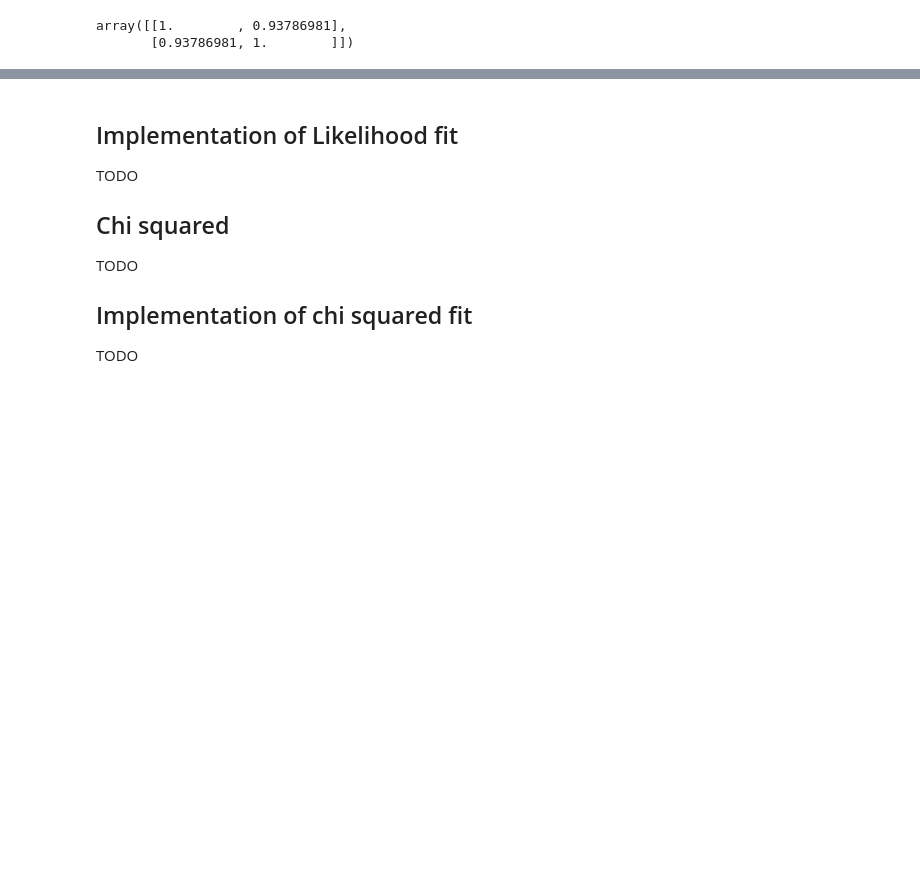
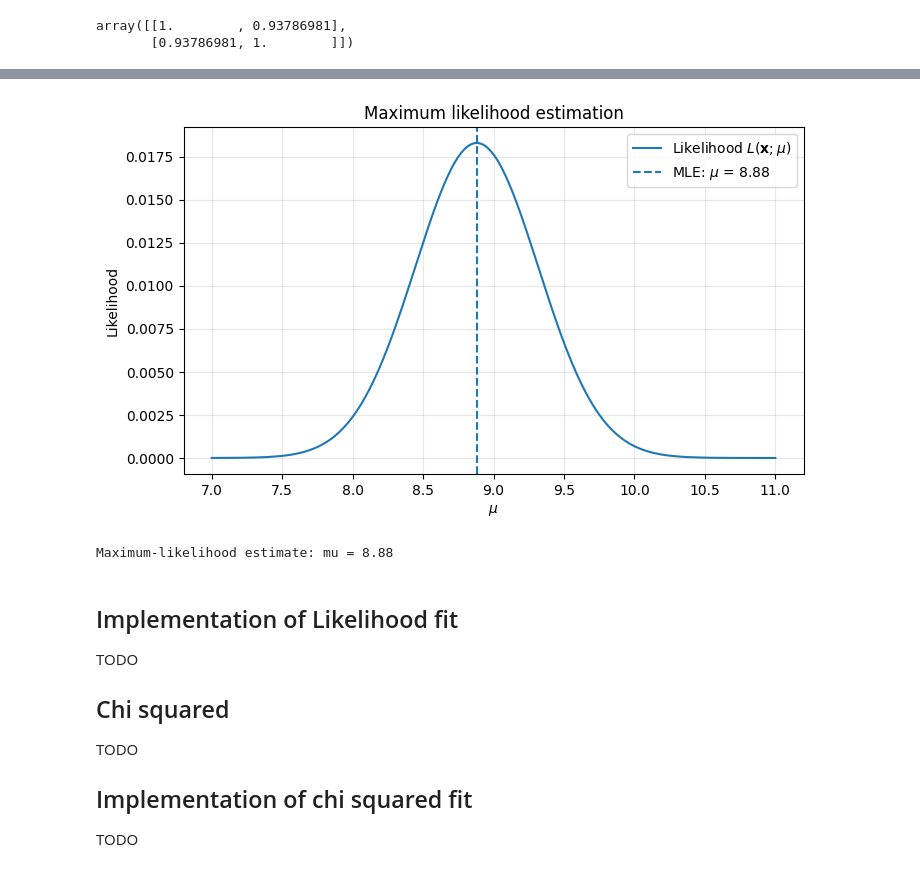
Before and after one commit to JanAHLBORN/Neural-network-theory-and-experimentation, a Jupyter notebook: Introduction_to_ML.ipynb, the cells around one changed output, grey strips where cells are left out. Drawn from its saved outputs; the diff is of its cells as text; code cells hidden in the pictures; blank space fills up the shorter version.

```diff
--- a/machine-learning notebook.ipynb
+++ b/Introduction_to_ML.ipynb
@@ -195,3 +240,50 @@ This is the formula for the weighted average of $\mathbf x$.
+# %%
+import numpy as np
+import matplotlib.pyplot as plt
+
+# Observed measurements and their uncertainties
+x = np.array([8.5, 10.0, 10.5])
+sigma = np.array([0.5, 1.0, 2.0])
+# We assume the data is Gauss distributed
+
+# Try many possible values for the unknown mean
+mu_values = np.linspace(7, 11, 500)
+
+# Calculate the likelihood for each possible mu
+likelihood = []
+
+for mu in mu_values:
+    # Probability of each measurement given this mu
+    probabilities = (
+        1 / (np.sqrt(2 * np.pi) * sigma)
+        * np.exp(-(x - mu)**2 / (2 * sigma**2))
+    )
+
+    # Independent measurements -> multiply probabilities
+    likelihood.append(np.prod(probabilities))
+
+likelihood = np.array(likelihood)
+
+# Find the maximum-likelihood estimate
+mu_ml = mu_values[np.argmax(likelihood)]
+
+# Plot likelihood as a function of mu
+plt.figure(figsize=(8, 4.5))
+plt.plot(mu_values, likelihood, label="Likelihood $L(\\mathbf{x};\\mu)$")
+plt.axvline(mu_ml, linestyle="--",
+            label=rf"MLE: $\mu$ = {mu_ml:.2f}")
+
+plt.xlabel(r"$\mu$")
+plt.ylabel("Likelihood")
+plt.title("Maximum likelihood estimation")
+plt.legend()
+plt.grid(alpha=0.3)
+plt.show()
+
+print(rf"Maximum-likelihood estimate: mu = {mu_ml:.2f}")
+# %% [output]
+[figure, added]
+Maximum-likelihood estimate: mu = 8.88
 # %% [markdown]
 ## Implementation of Likelihood fit
 TODO
```
Also changed, not shown: parts of 6 cells of this notebook, 1 other file.
